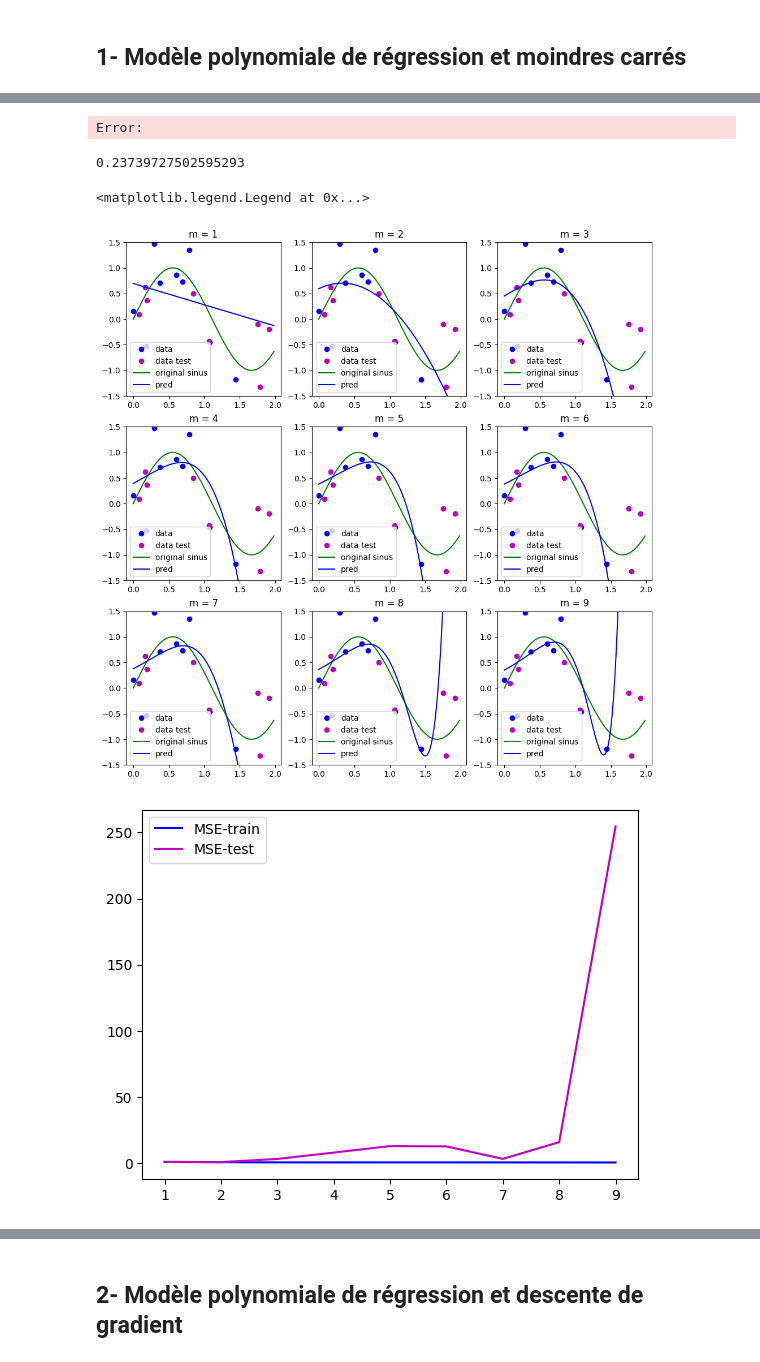
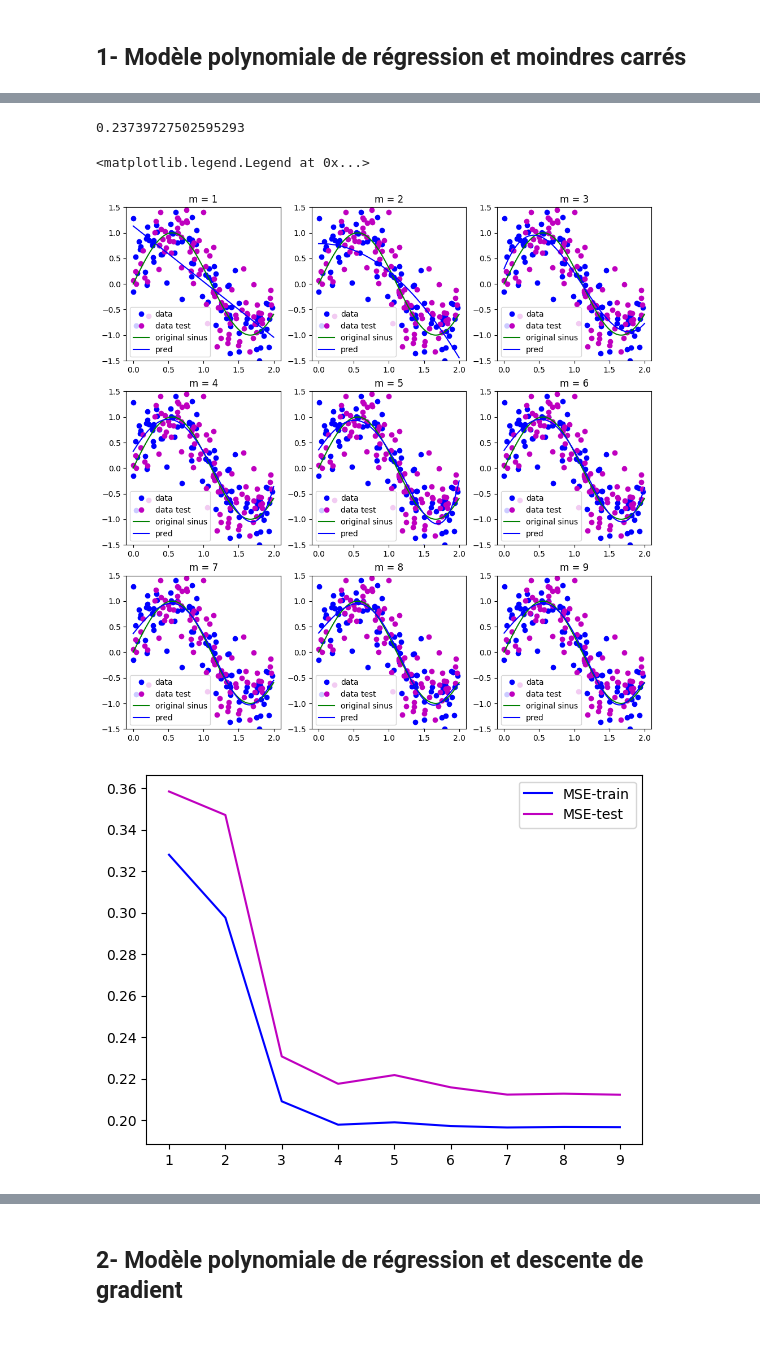
Before and after one commit to RodrigoFernandes-DA/TPs_Univ, a Jupyter notebook: Apprentissage profond/TP1/tp1_regression.ipynb, the cells around one changed output, grey strips where cells are left out. Saved outputs shown, nothing was run; the diff lists cells and outputs as text; code cells hidden in the pictures.

```diff
--- a/Apprentissage profond/TP1/tp1_regression.ipynb
+++ b/Apprentissage profond/TP1/tp1_regression.ipynb
@@ -7,7 +7,7 @@ from tqdm import tqdm
 ## 1- Modèle polynomiale de régression et moindres carrés
 # %%
 np.random.seed(1)
-N= 10    # nombre d'exemples
+N= 100    # nombre d'exemples
 nu= 0.45 # frequence du sinus
 ORDRE_MAX = 10     # ordre maximum du polynome
 NOISE_EFFECT = 0.50
@@ -104,8 +104,6 @@ def regression(x, Y, M, weight_decay=False, Lambda=1):
 m = 5
 X, Theta = regression(x_train,Y,m,weight_decay=False)
 Y_pred = X @ Theta #prédiction des valeurs de Y
-# %% [output]
-Error:
 # %%
 def get_MSE(Y, Y_pred):
     return ((Y - Y_pred).T @ (Y - Y_pred) / Y.shape[0])[0][0]
@@ -118,41 +116,41 @@ mse_train, mse_test = [], []
 ORDRE_MAX = 10
 fig, axs = plt.subplots(3,3,figsize=(12,12))
 for m in range(1,ORDRE_MAX):
-    X, Theta = regression(x_train,Y,m,weight_decay=True, Lambda=0.5)
+    X, Theta = regression(x_train,Y,m,weight_decay=True, Lambda=0.05)
     Y_pred = X @ Theta #prédiction des valeurs de Y
     mse_train.append(get_MSE(Y, Y_pred))
 
     #prédiction sur toutes les valeurs de x pour créer une courbe
     X_test =  polynomial_matrix(x_test, m)
     Y_pred_test = X_test @ Theta
     mse_test.append(get_MSE(Y_test, Y_pred_test))
 
     #prédiction sur toutes les valeurs de x pour créer une courbe
     XX =  polynomial_matrix(xx, m)
     YY_pred = XX @ Theta
 
     plt.subplot(3,3,m)
     plt.ylim([-1.5,1.5])
     # les données d'apprentissage
     plt.plot(x_train,Y,"bo",label="data")
     # les données de test
     plt.plot(x_test,Y_test,"mo",label="data test")
     # la vrai fonction non bruitée
     plt.plot(xx,sin,'g', label="original sinus")
 
     plt.plot(xx,YY_pred,"b-", label="pred")
     plt.title(f"m = {m}")
     plt.legend()
 
 plt.figure()
 #plt.ylim([0,1])
 plt.plot([x_train for x_train in range(1,ORDRE_MAX)],mse_train,"b-", label="MSE-train")
 plt.plot([x_test for x_test in range(1,ORDRE_MAX)],mse_test,"m-", label="MSE-test")
 plt.legend()
 # %% [output]
 <matplotlib.legend.Legend at 0x...>
-[figure, old version]
+[figure, new version]
-[figure, old version]
+[figure, new version]
 # %%
 plt.figure()
 #plt.ylim([0,1])
```
Also changed, not shown: parts of 3 cells of this notebook, 1 other file.
